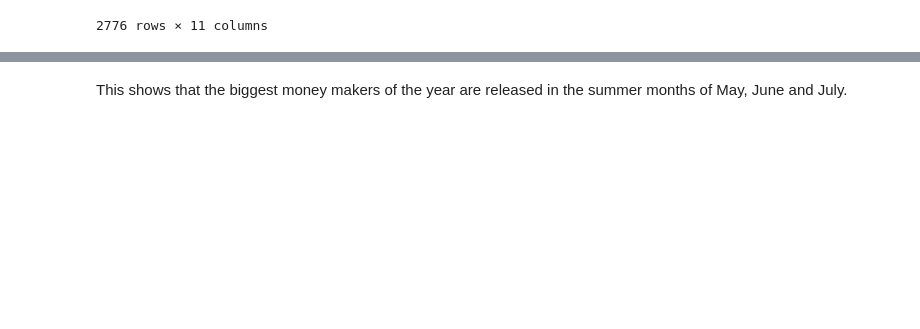
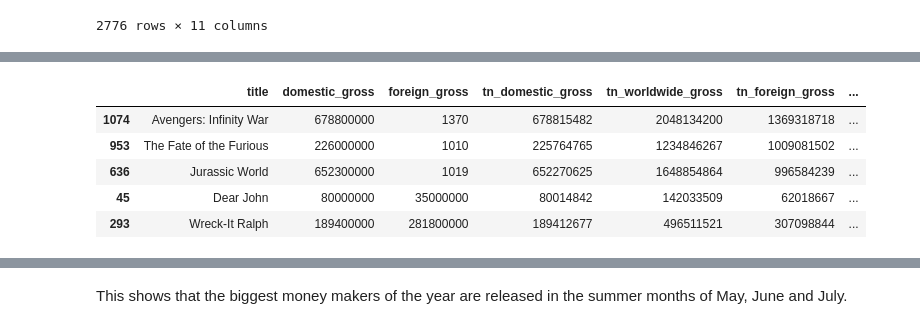
Before and after one commit to FunkyTable/Project-1-Data-Cleaning-of-Movie-Tables, a Jupyter notebook: Project_Notebook.ipynb, the cells around one changed output, grey strips where cells are left out. Drawn from its saved outputs; the diff is of its cells as text; code cells hidden in the pictures; blank space fills up the shorter version.

```diff
--- a/Project_Notebook.ipynb
+++ b/Project_Notebook.ipynb
@@ -1751,0 +766,15 @@ binned_by_month
+# %%
+dataset['tn_foreign_gross'] = dataset['tn_worldwide_gross'] - dataset['tn_domestic_gross']
+
+comparison = dataset.copy()
+comparison['bom_minus_tn_foreign'] = comparison['foreign_gross'] - comparison['tn_foreign_gross']
+comparison['bom_minus_tn_domestic'] = comparison['domestic_gross'] - comparison['tn_domestic_gross']
+
+comparison[['title','domestic_gross', 'foreign_gross','tn_domestic_gross','tn_worldwide_gross','tn_foreign_gross','bom_minus_tn_foreign','bom_minus_tn_domestic']].sort_values('bom_minus_tn_foreign').head(5)
+# %% [output]
+|  | title | domestic_gross | foreign_gross | tn_domestic_gross | tn_worldwide_gross | tn_foreign_gross | ... |
+| 1074 | Avengers: Infinity War | 678800000 | 1370 | 678815482 | 2048134200 | 1369318718 | ... |
+| 953 | The Fate of the Furious | 226000000 | 1010 | 225764765 | 1234846267 | 1009081502 | ... |
+| 636 | Jurassic World | 652300000 | 1019 | 652270625 | 1648854864 | 996584239 | ... |
+| 45 | Dear John | 80000000 | 35000000 | 80014842 | 142033509 | 62018667 | ... |
+| 293 | Wreck-It Ralph | 189400000 | 281800000 | 189412677 | 496511521 | 307098844 | ... |
```
Also changed, not shown: parts of 264 cells of this notebook.
